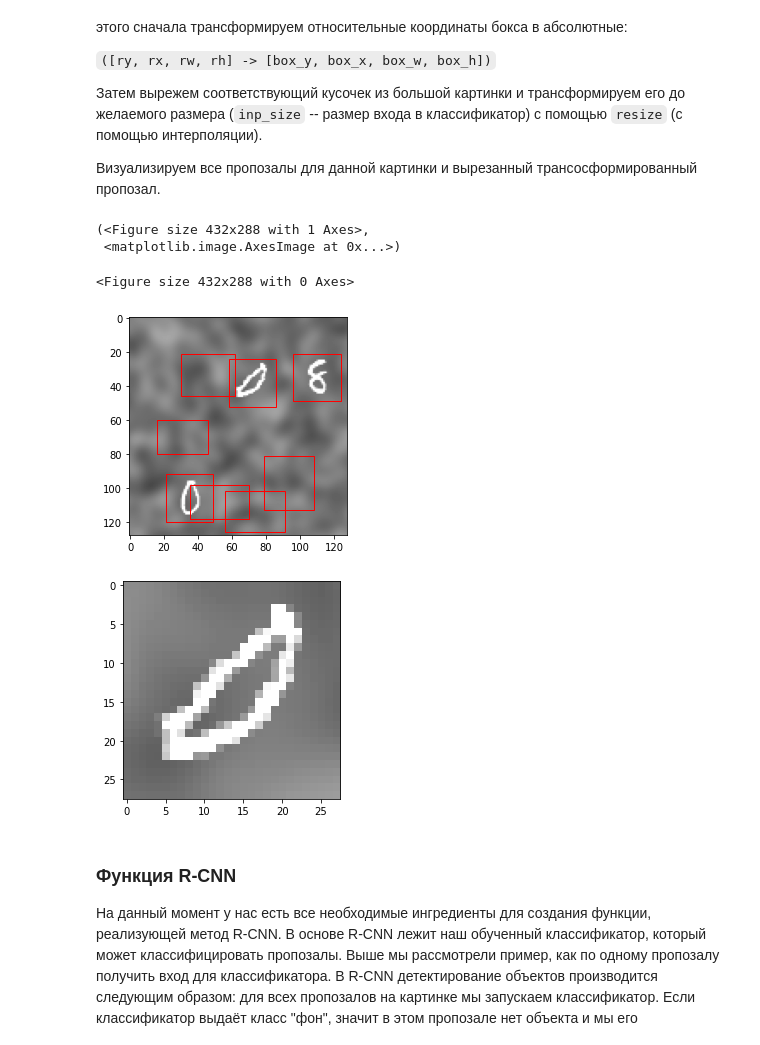
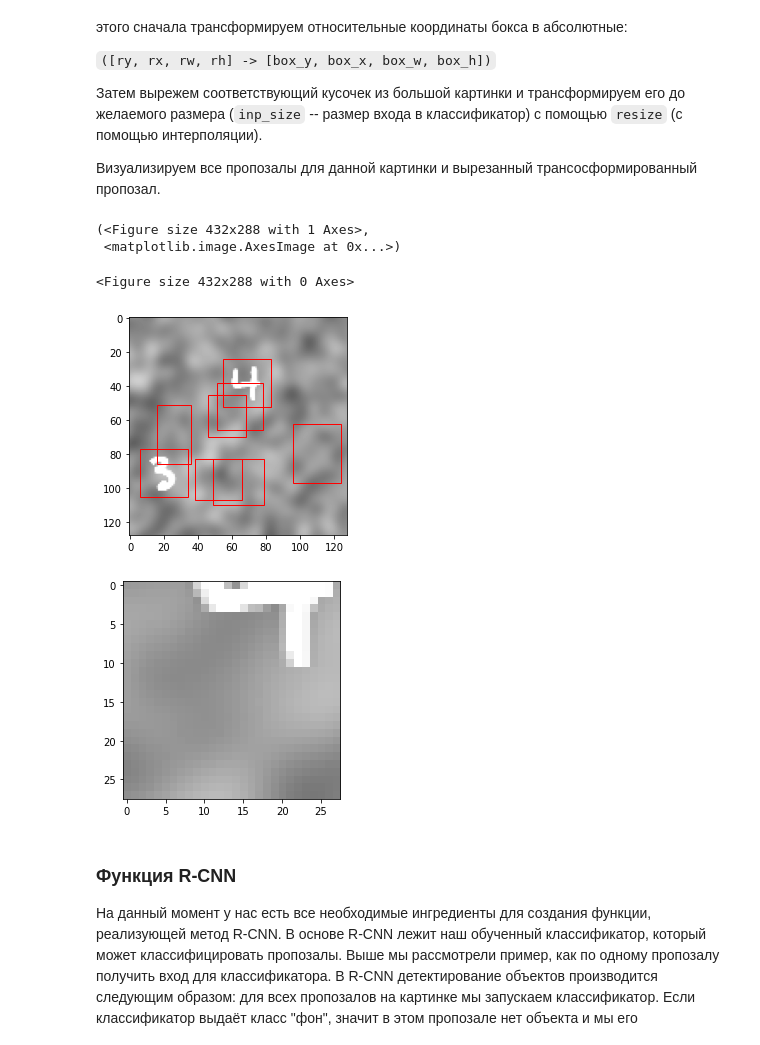
Before and after one commit to vsolodkyi/NeuralNetworks_SkillBox, a Jupyter notebook: module_9/2_RCNN_2.ipynb, the cells around one changed output. Saved outputs shown, nothing was run; the diff lists cells and outputs as text; code cells hidden in the pictures.

```diff
--- a/module_9/2_RCNN_2.ipynb
+++ b/module_9/2_RCNN_2.ipynb
@@ -357,31 +357,31 @@ Epoch 3/3
 # %%
 inp_size = (28, 28)
 
-idx = 0
+idx = 1
 img = test_x_det[idx]
 proposals_img = test_proposals[idx]
 proposal = proposals_img[0]
 
 ry, rx, rh, rw = proposal
 box_y = int(round(ry * img.shape[0]))
 box_x = int(round(rx * img.shape[1]))
 box_w = int(round(rw * img.shape[1]))
 box_h = int(round(rh * img.shape[0]))
 img_sub = img[box_y:box_y+box_h, box_x:box_x+box_w, :]
 img_inp = resize(img_sub, (inp_size[0], inp_size[1]),
     order=3, mode='reflect', anti_aliasing=True)
 
 # Все пропозалы
 plt.figure(), show_proposals(img, proposals_img)
 
 # Вырезанный и трансформированный пропозал
 plt.figure(), plt.imshow(img_inp[...,0], 'gray', vmin=0, vmax=1,)
 # %% [output]
 (<Figure size 432x288 with 1 Axes>,
  <matplotlib.image.AxesImage at 0x...>)
 <Figure size 432x288 with 0 Axes>
-[figure, old version]
+[figure, new version]
-[figure, old version]
+[figure, new version]
 # %% [markdown]
 ### Функция R-CNN
 На данный момент у нас есть все необходимые ингредиенты для создания функции, реализующей метод R-CNN. В основе R-CNN лежит наш обученный классификатор, который может классифицировать пропозалы. Выше мы рассмотрели пример, как по одному пропозалу получить вход для классификатора. В R-CNN детектирование объектов производится следующим образом: для всех пропозалов на картинке мы запускаем классификатор. Если классификатор выдаёт класс "фон", значит в этом пропозале нет объекта и мы его отбрасываем. Если классификатор выдаёт другой класс, значит мы задетектировали объект -- добавляем его координаты и метку класса в список детекций.
```
Also changed, not shown: parts of 14 cells of this notebook.
